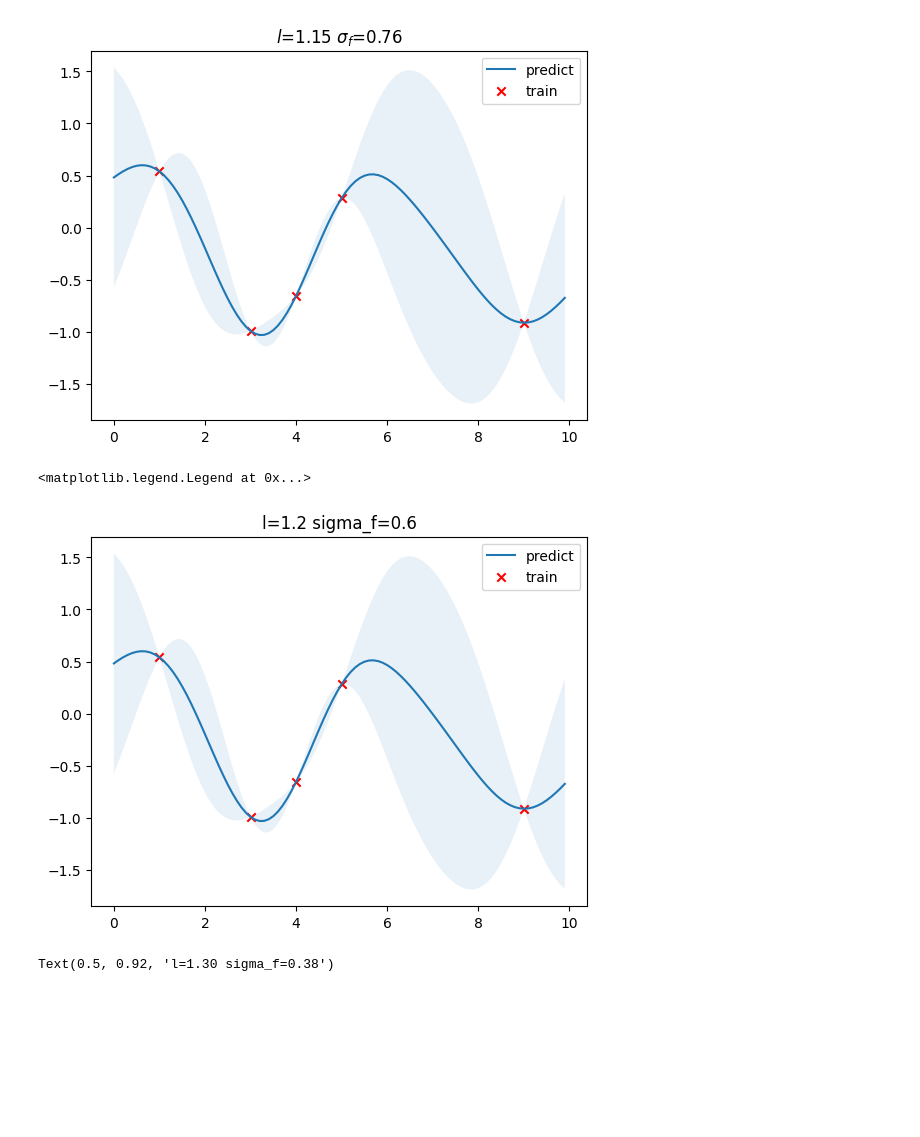
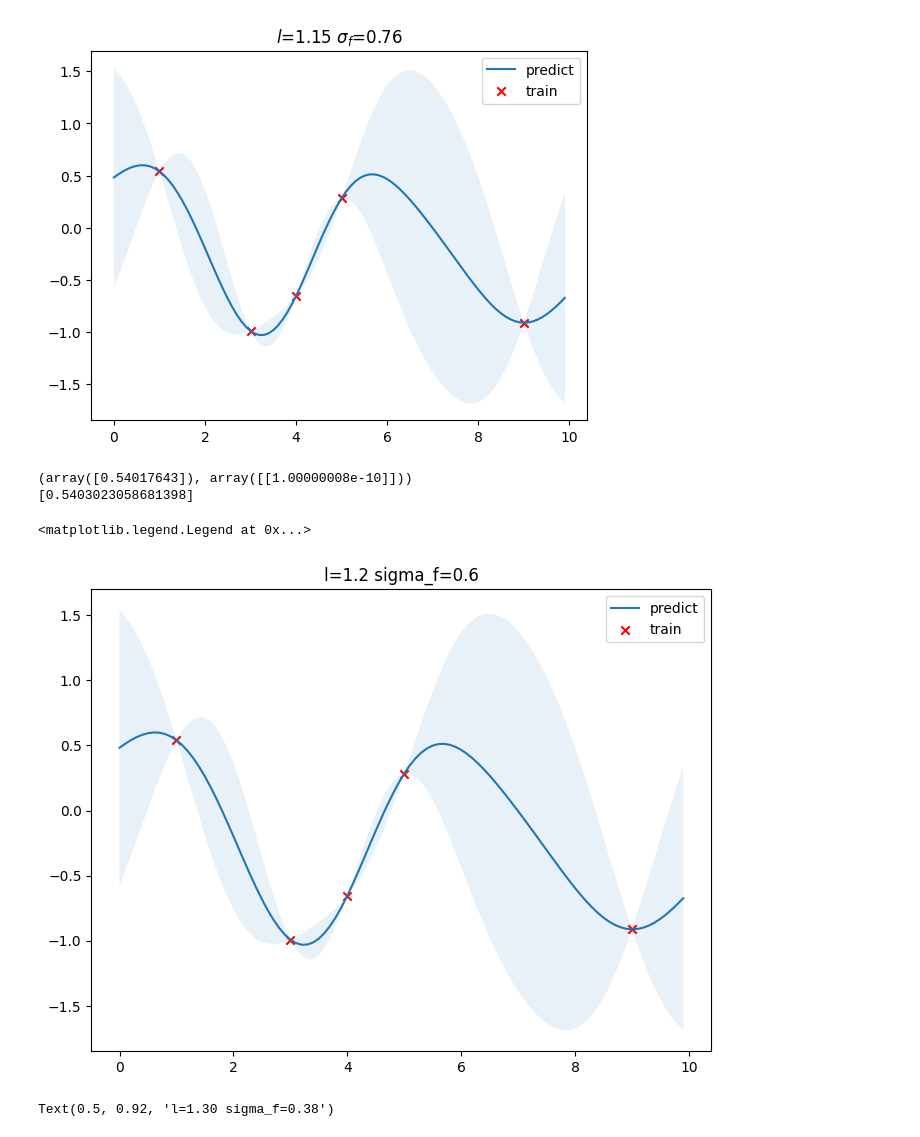
Before and after one commit to Leslieaj/GPTest, a Jupyter notebook: gp1.ipynb, the cells around one changed output. Cells and saved outputs as stored; diff of their text form; code cells hidden in the pictures; blank space fills up the shorter version.

```diff
--- a/gp1.ipynb
+++ b/gp1.ipynb
@@ -79,31 +79,38 @@ plt.legend()
 # %%
 from sklearn.gaussian_process import GaussianProcessRegressor
 from sklearn.gaussian_process.kernels import ConstantKernel, RBF
 from scipy.stats import multivariate_normal
 
 # fit GPR
 kernel = ConstantKernel(constant_value=0.2, constant_value_bounds=(1e-4, 1e4)) * RBF(length_scale=0.5, length_scale_bounds=(1e-4, 1e4))
 gpr = GaussianProcessRegressor(kernel=kernel, n_restarts_optimizer=2)
 gpr.fit(train_X, train_y)
 mu, cov = gpr.predict(test_X, return_cov=True)
 test_y = mu.ravel()
 uncertainty = 1.96 * np.sqrt(np.diag(cov))
+# print(test_X)
+# print(uncertainty)
+print(gpr.predict(np.asarray([[1]]), return_cov=True))
+print(y([1]))
 
 # plotting
-plt.figure()
+f, ax = plt.subplots(1, 1, figsize=(8, 6))
+# plt.figure()
 plt.title("l=%.1f sigma_f=%.1f" % (gpr.kernel_.k2.length_scale, gpr.kernel_.k1.constant_value))
-plt.fill_between(test_X.ravel(), test_y + uncertainty, test_y - uncertainty, alpha=0.1)
-plt.plot(test_X, test_y, label="predict")
-plt.scatter(train_X, train_y, label="train", c="red", marker="x")
-plt.legend()
+ax.fill_between(test_X.ravel(), test_y + uncertainty, test_y - uncertainty, alpha=0.1)
+ax.plot(test_X, test_y, label="predict")
+ax.scatter(train_X, train_y, label="train", c="red", marker="x")
+ax.legend()
 
 # mvn = multivariate_normal(mu.ravel(), cov)
 # print(mvn.cdf(np.asarray([0])))
 # z = mvn.cdf(np.asarray([np.inf]))- mvn.cdf(np.asarray([0]))
 # print(z)
 # %% [output]
-<matplotlib.legend.Legend at 0x...>
+(array([0.54017643]), array([[1.00000008e-10]]))
+[0.5403023058681398]
+<matplotlib.legend.Legend at 0x...>
-[figure, old version]
+[figure, new version]
 # %%
 def y_2d(x, noise_sigma=0.0):
     x = np.asarray(x)
```
Also changed, not shown: 1 other file.
